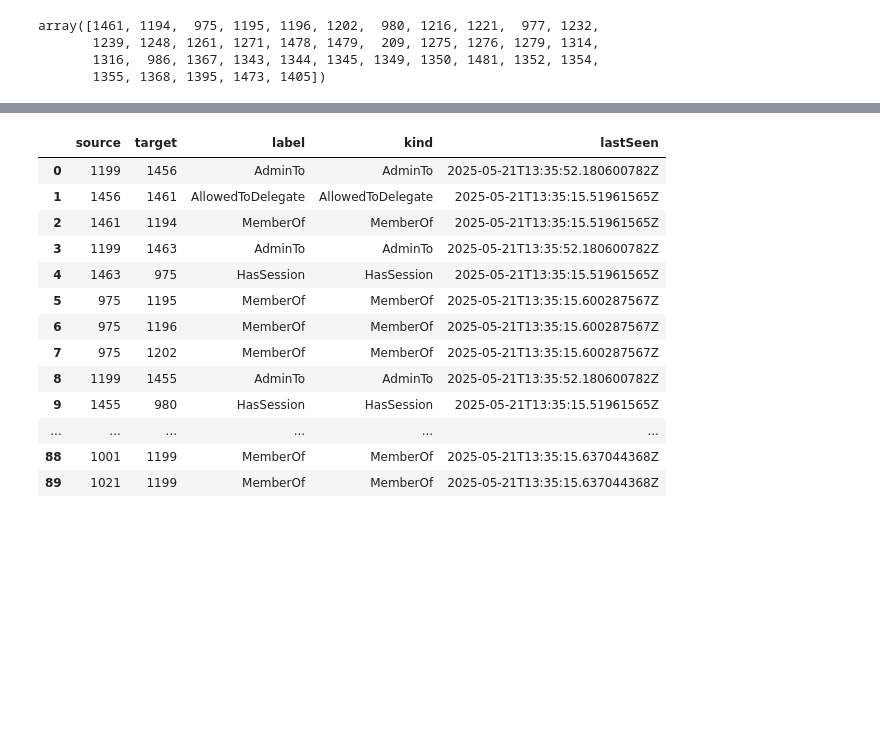
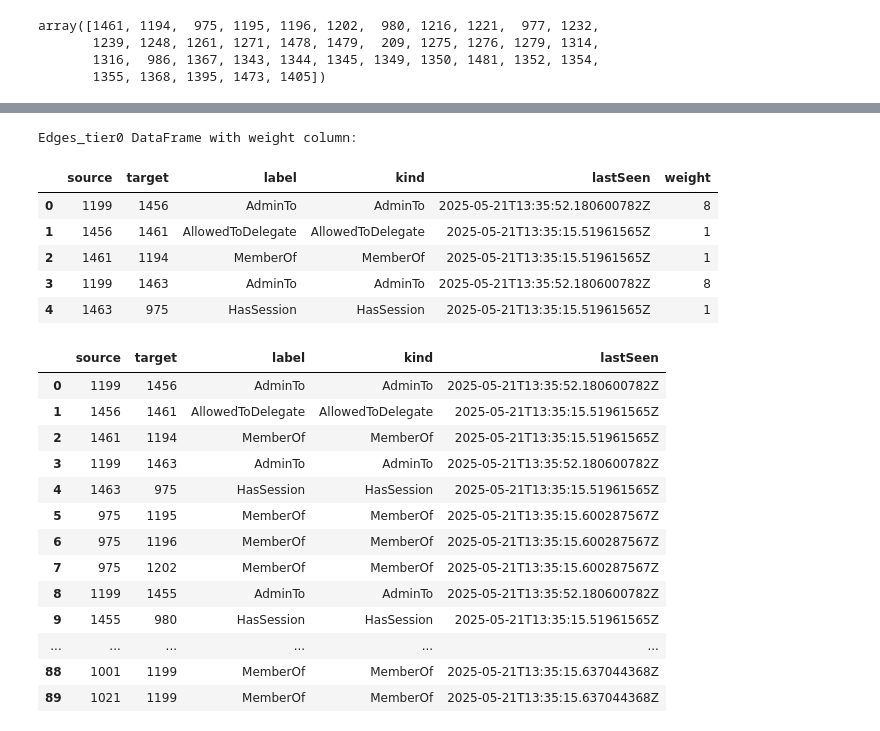
Before and after one commit to markajbell/BH, a Jupyter notebook: Import.ipynb, the cells around one changed output, grey strips where cells are left out. Drawn from its saved outputs; the diff is of its cells as text; code cells hidden in the pictures; blank space fills up the shorter version.

```diff
--- a/Import.ipynb
+++ b/Import.ipynb
@@ -721,3 +1046,54 @@ Matching source values: [1461  975  980  977 1239 1221 1478 1479  209 1196  986
+# %%
+# Apply the weights based on the 'label' column to edges_tier0
+def assign_weight(label):
+    if label == "GenericAll":
+        return 9
+    elif label == "Owns":
+        return 10
+    elif label == "GenericWrite":
+        return 2
+    elif label == "AllExtendedRights":
+        return 6
+    elif label == "CanRDP":
+        return 2
+    elif label == "Contains":
+        return 2
+    elif label == "DCSync":
+        return 8
+    elif label == "WriteDacl":
+        return 5
+    elif label == "WriteOwner":
+        return 7
+    elif label == "AddKeyCredentialLink":
+        return 6
+    elif label == "AdminTo":
+        return 8
+    elif label == "MemberOf":
+        return 1
+    elif label == "CanPSRemote":
+        return 2
+    elif label == "ExecuteDCOM":
+        return 2
+    elif label == "GPLink":
+        return 3
+    elif label == "tier0":
+        return 20
+    else:
+        return 1 # Default weight for other labels
+
+edges_tier0['weight'] = edges_tier0['label'].apply(assign_weight)
+
+# Display the updated edges_tier0 DataFrame with the 'weight' column
+print("\nEdges_tier0 DataFrame with weight column:")
+edges_tier0.head() # Display head to avoid printing the entire DataFrame
+# %% [output]
+Edges_tier0 DataFrame with weight column:
+|  | source | target | label | kind | lastSeen | weight |
+| 0 | 1199 | 1456 | AdminTo | AdminTo | 2025-05-21T13:35:52.180600782Z | 8 |
+| 1 | 1456 | 1461 | AllowedToDelegate | AllowedToDelegate | 2025-05-21T13:35:15.51961565Z | 1 |
+| 2 | 1461 | 1194 | MemberOf | MemberOf | 2025-05-21T13:35:15.51961565Z | 1 |
+| 3 | 1199 | 1463 | AdminTo | AdminTo | 2025-05-21T13:35:52.180600782Z | 8 |
+| 4 | 1463 | 975 | HasSession | HasSession | 2025-05-21T13:35:15.51961565Z | 1 |
 # %%
 edges_tier0
 # %% [output]
```
Also changed, not shown: parts of 5 cells of this notebook.
